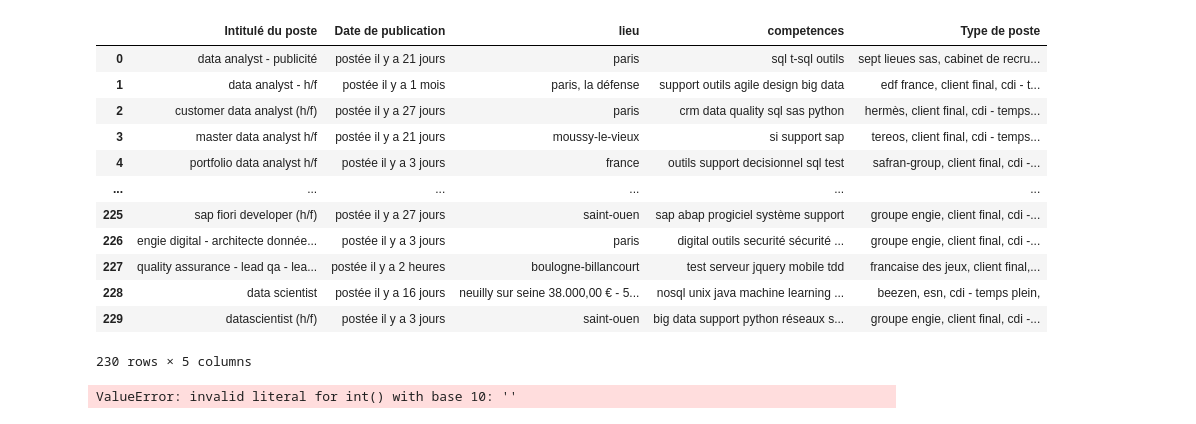
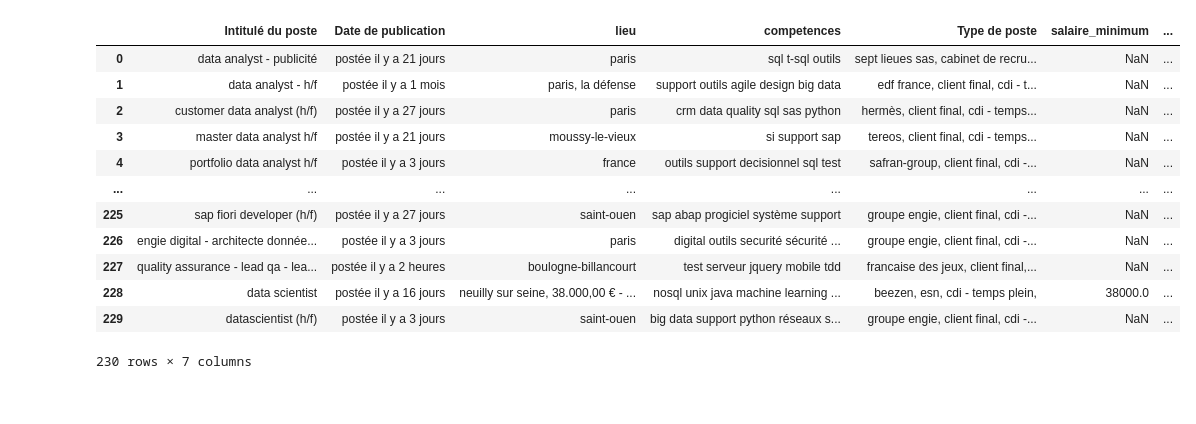
Before and after one commit to data-IA-2022/Find_job_Fengfeng_Asmae_David, a Jupyter notebook: Find_job_Cleaning.ipynb, the cells around one changed output. Drawn from its saved outputs; the diff is of its cells as text; code cells hidden in the pictures.

```diff
--- a/Find_job_Cleaning.ipynb
+++ b/Find_job_Cleaning.ipynb
@@ -15,9 +15,9 @@ def get_competence(series):
 
 def salaire(series, mode):
   # Definition de l'index pour le split des salaires min ou max
-  if mode == "minimum":
+  if mode == "min":
     index = 0
-  if mode == "maximum":
+  if mode == "max":
     index = 1
 
   # Identification si le salaire est present, et extraction le cas échéant
@@ -45,0 +37,4 @@ df.shape
+# %%
+df['salaire_minimum'] = df['lieu'].apply(salaire, mode="min")
+df['salaire_maximum'] = df['lieu'].apply(salaire, mode="max")
+df
@@ -46,29 +55,25 @@ df.shape
 # %%
+df = df.replace('\n','', regex=True)
 df['Intitulé du poste'] = [' '.join(item).replace('\n', '').lower() for item in df['Intitulé du poste']]
-df['lieu'] = [' '.join(item).replace('\n', '').lower() for item in df['lieu']]
-df['competences'] = df['competences'].apply(get_competence).apply(lambda x: ' '.join(x))
+df['lieu'] = [', '.join(item).replace('\n', '').lower() for item in df['lieu']]
+df['competences'] = data['competences'].apply(get_competence).apply(lambda x: ' '.join(x)).replace('', ',', regex=True)
 df['Type de poste'] = [''.join(item).replace('\n', ', ').replace(', , ', '').lower().strip() for item in df['Type de poste']]
+# df[['lieu', 'salary']] = df["lieu"].str.split(",", expand = True, n=1)
 df
 # %% [output]
-|  | Intitulé du poste | Date de publication | lieu | competences | Type de poste |
-| 0 | data analyst - publicité | postée il y a 21 jours | paris | sql t-sql outils | sept lieues sas, cabinet de recru... |
-| 1 | data analyst - h/f | postée il y a 1 mois | paris, la défense | support outils agile design big data | edf france, client final, cdi - t... |
-| 2 | customer data analyst (h/f) | postée il y a 27 jours | paris | crm data quality sql sas python | hermès, client final, cdi - temps... |
-| 3 | master data analyst h/f | postée il y a 21 jours | moussy-le-vieux | si support sap | tereos, client final, cdi - temps... |
-| 4 | portfolio data analyst h/f | postée il y a 3 jours | france | outils support decisionnel sql test | safran-group, client final, cdi -... |
-| ... | ... | ... | ... | ... | ... |
-| 225 | sap fiori developer (h/f) | postée il y a 27 jours | saint-ouen | sap abap progiciel système support | groupe engie, client final, cdi -... |
-| 226 | engie digital - architecte donnée... | postée il y a 3 jours | paris | digital outils securité sécurité ... | groupe engie, client final, cdi -... |
-| 227 | quality assurance - lead qa - lea... | postée il y a 2 heures | boulogne-billancourt | test serveur jquery mobile tdd | francaise des jeux, client final,... |
-| 228 | data scientist | postée il y a 16 jours | neuilly sur seine 38.000,00 € - 5... | nosql unix java machine learning ... | beezen, esn, cdi - temps plein, |
-| 229 | datascientist (h/f) | postée il y a 3 jours | saint-ouen | big data support python réseaux s... | groupe engie, client final, cdi -... |
+|  | Intitulé du poste | Date de publication | lieu | competences | Type de poste | salaire_minimum | ... |
+| 0 | data analyst - publicité | postée il y a 21 jours | paris | sql t-sql outils | sept lieues sas, cabinet de recru... | NaN | ... |
+| 1 | data analyst - h/f | postée il y a 1 mois | paris, la défense | support outils agile design big data | edf france, client final, cdi - t... | NaN | ... |
+| 2 | customer data analyst (h/f) | postée il y a 27 jours | paris | crm data quality sql sas python | hermès, client final, cdi - temps... | NaN | ... |
+| 3 | master data analyst h/f | postée il y a 21 jours | moussy-le-vieux | si support sap | tereos, client final, cdi - temps... | NaN | ... |
+| 4 | portfolio data analyst h/f | postée il y a 3 jours | france | outils support decisionnel sql test | safran-group, client final, cdi -... | NaN | ... |
+| ... | ... | ... | ... | ... | ... | ... | ... |
+| 225 | sap fiori developer (h/f) | postée il y a 27 jours | saint-ouen | sap abap progiciel système support | groupe engie, client final, cdi -... | NaN | ... |
+| 226 | engie digital - architecte donnée... | postée il y a 3 jours | paris | digital outils securité sécurité ... | groupe engie, client final, cdi -... | NaN | ... |
+| 227 | quality assurance - lead qa - lea... | postée il y a 2 heures | boulogne-billancourt | test serveur jquery mobile tdd | francaise des jeux, client final,... | NaN | ... |
+| 228 | data scientist | postée il y a 16 jours | neuilly sur seine, 38.000,00 € - ... | nosql unix java machine learning ... | beezen, esn, cdi - temps plein, | 38000.0 | ... |
+| 229 | datascientist (h/f) | postée il y a 3 jours | saint-ouen | big data support python réseaux s... | groupe engie, client final, cdi -... | NaN | ... |
-230 rows × 5 columns
+230 rows × 7 columns
-# %%
-df['salaire_minimum'] = df['lieu'].apply(salaire, mode="minimum")
-df['salaire_maximum'] = df['lieu'].apply(salaire, mode="maximum")
-df
-# %% [output]
-ValueError: invalid literal for int() with base 10: ''
 # %%
 y = [' '.join(element.split()) for element in df['Date de publication']]
 # %%
```
Also changed, not shown: parts of 9 cells of this notebook.
